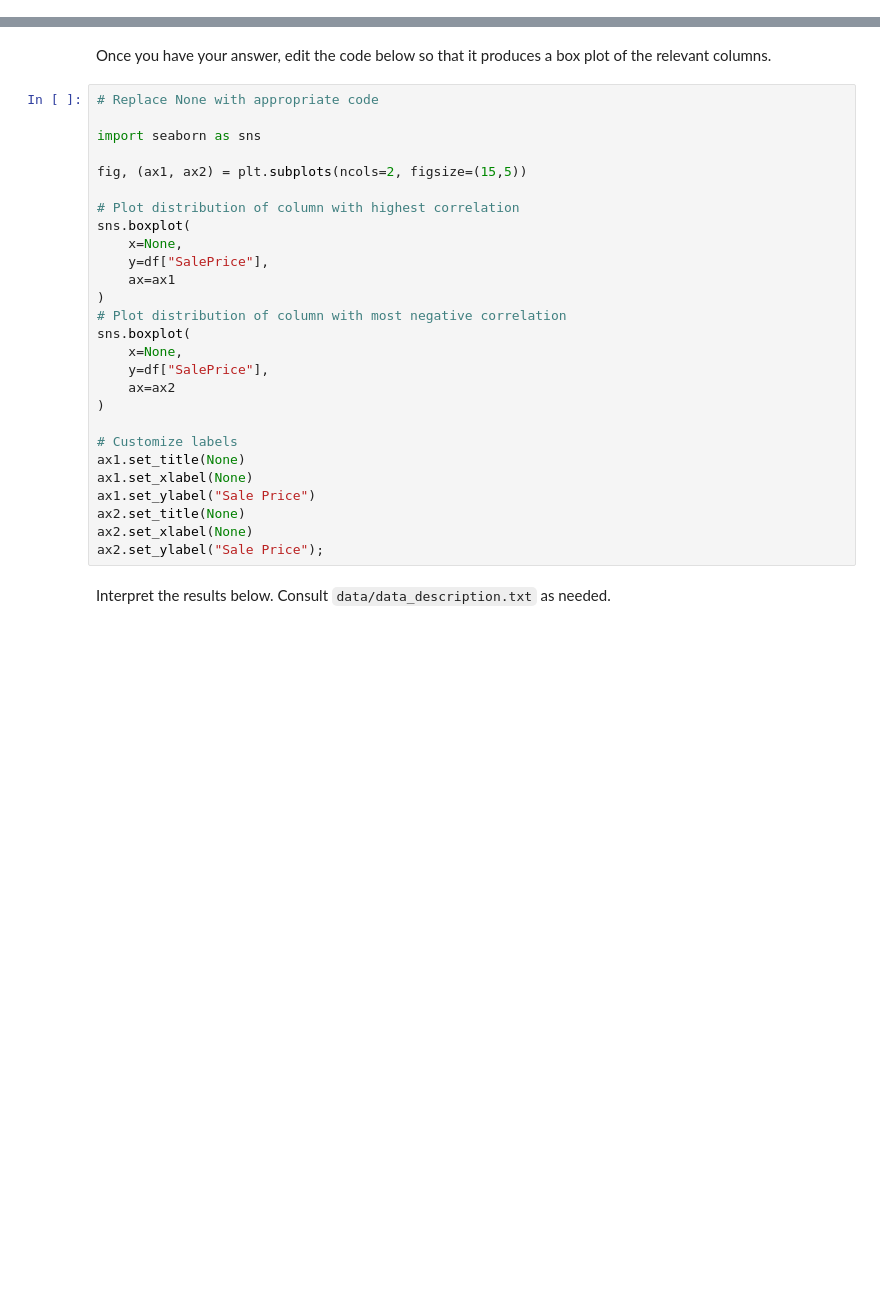
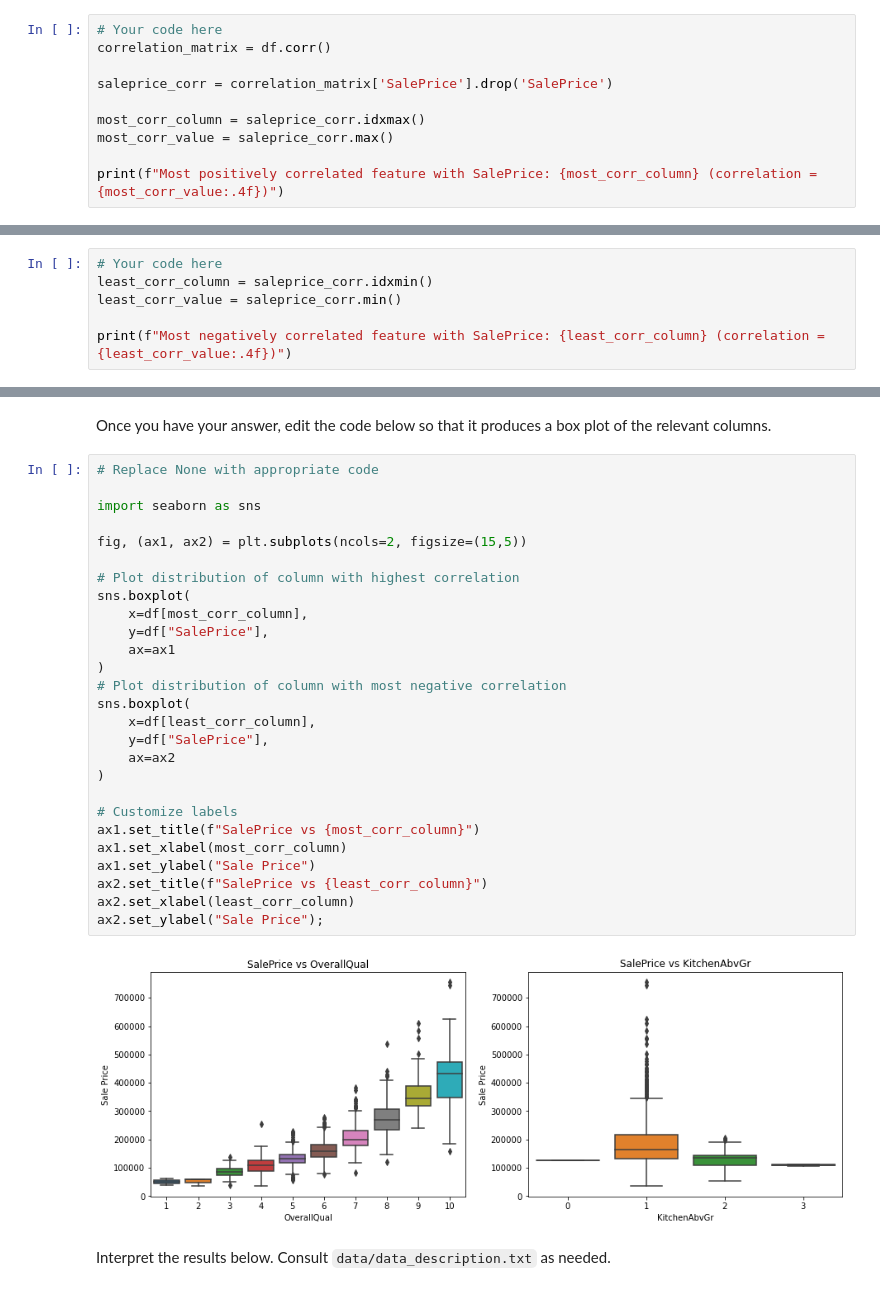
Before and after one commit to antony-wala/dsc-pandas-eda-lab, a Jupyter notebook: index.ipynb, the cells around one changed output, grey strips where cells are left out. Cells and saved outputs as stored; diff of their text form; blank space fills up the shorter version.

```diff
--- a/index.ipynb
+++ b/index.ipynb
@@ -266,0 +356,10 @@ You can import additional libraries, although it is possible to do this just usi
+# %%
+# Your code here
+correlation_matrix = df.corr()
+
+saleprice_corr = correlation_matrix['SalePrice'].drop('SalePrice')
+
+most_corr_column = saleprice_corr.idxmax()
+most_corr_value = saleprice_corr.max()
+
+print(f"Most positively correlated feature with SalePrice: {most_corr_column} (correlation = {most_corr_value:.4f})")
@@ -270,0 +370,6 @@ Now, find the ***most negatively correlated*** column:
+# %%
+# Your code here
+least_corr_column = saleprice_corr.idxmin()
+least_corr_value = saleprice_corr.min()
+
+print(f"Most negatively correlated feature with SalePrice: {least_corr_column} (correlation = {least_corr_value:.4f})")
@@ -273,30 +380,32 @@ Once you have your answer, edit the code below so that it produces a box plot of
 # %%
 # Replace None with appropriate code
 
 import seaborn as sns
 
 fig, (ax1, ax2) = plt.subplots(ncols=2, figsize=(15,5))
 
 # Plot distribution of column with highest correlation
 sns.boxplot(
-    x=None,
+    x=df[most_corr_column],
     y=df["SalePrice"],
     ax=ax1
 )
 # Plot distribution of column with most negative correlation
 sns.boxplot(
-    x=None,
+    x=df[least_corr_column],
     y=df["SalePrice"],
     ax=ax2
 )
 
 # Customize labels
-ax1.set_title(None)
-ax1.set_xlabel(None)
+ax1.set_title(f"SalePrice vs {most_corr_column}")
+ax1.set_xlabel(most_corr_column)
 ax1.set_ylabel("Sale Price")
-ax2.set_title(None)
-ax2.set_xlabel(None)
+ax2.set_title(f"SalePrice vs {least_corr_column}")
+ax2.set_xlabel(least_corr_column)
 ax2.set_ylabel("Sale Price");
+# %% [output]
+[figure, added]
 # %% [markdown]
 Interpret the results below. Consult `data/data_description.txt` as needed.
 # %%
```
Also changed, not shown: parts of 29 cells of this notebook.
